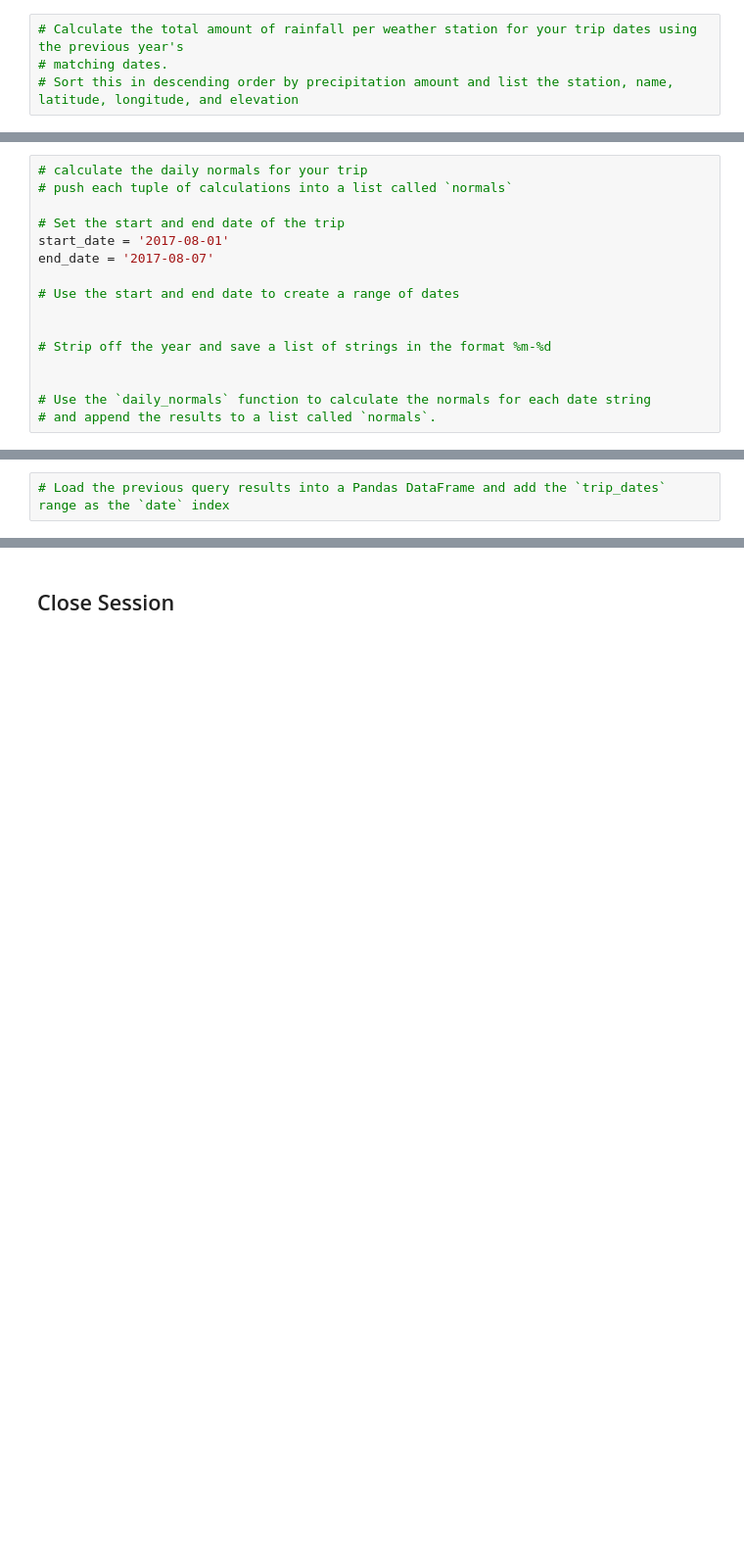
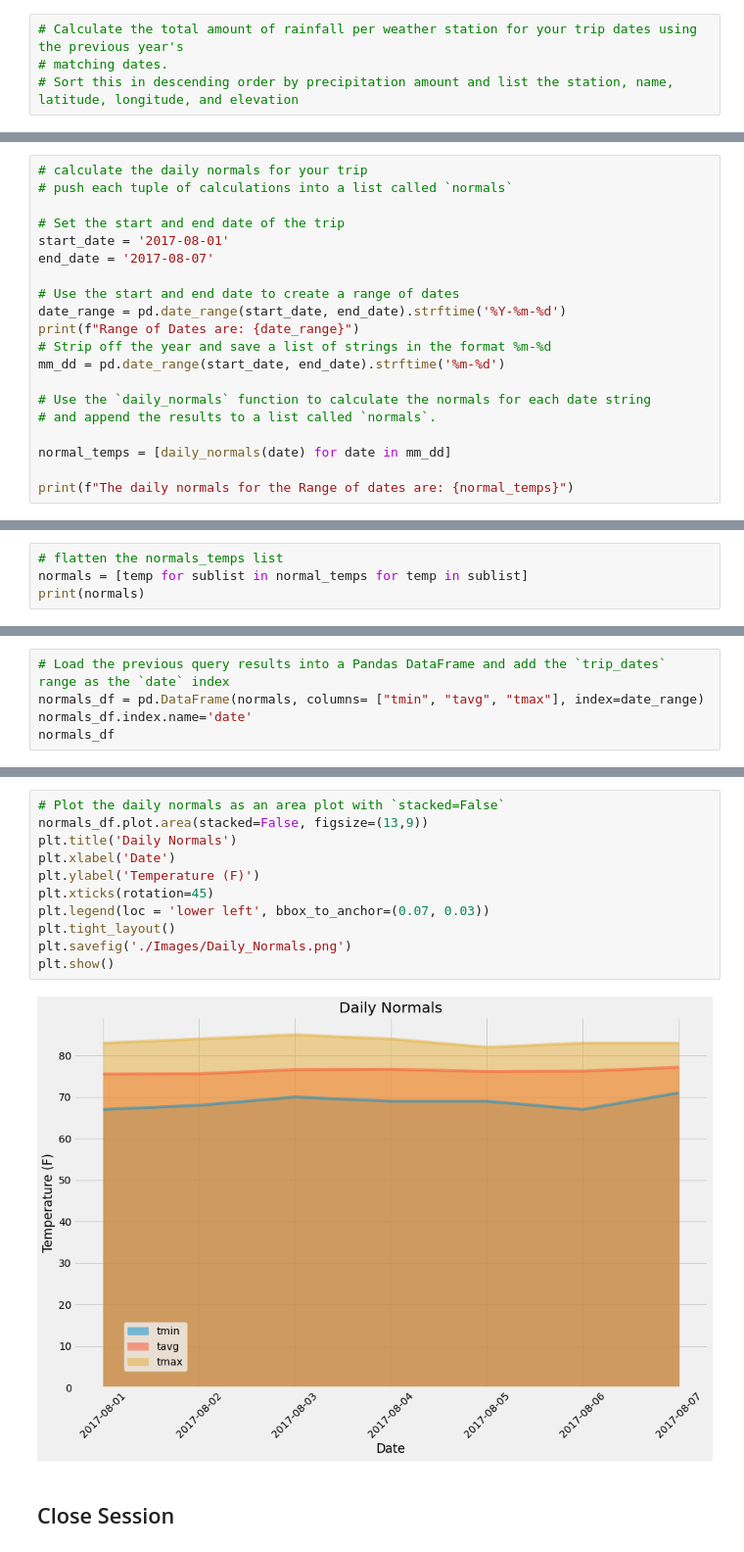
Before and after one commit to mtamrakar656/sqlalchemy-challenge, a Jupyter notebook: temp_analysis_bonus_2.ipynb, the cells around one changed output, grey strips where cells are left out. Shown at 98% size. Cells and saved outputs as stored; diff of their text form; blank space fills up the shorter version.

```diff
--- a/temp_analysis_bonus_2.ipynb
+++ b/temp_analysis_bonus_2.ipynb
@@ -142,10 +146,14 @@ start_date = '2017-08-01'
 end_date = '2017-08-07'
 
 # Use the start and end date to create a range of dates
-
-
+date_range = pd.date_range(start_date, end_date).strftime('%Y-%m-%d')
+print(f"Range of Dates are: {date_range}")
 # Strip off the year and save a list of strings in the format %m-%d
-
+mm_dd = pd.date_range(start_date, end_date).strftime('%m-%d')
 
 # Use the `daily_normals` function to calculate the normals for each date string
 # and append the results to a list called `normals`.
+
+normal_temps = [daily_normals(date) for date in mm_dd]
+
+print(f"The daily normals for the Range of dates are: {normal_temps}")
@@ -151,0 +165,4 @@ end_date = '2017-08-07'
+# %%
+# flatten the normals_temps list
+normals = [temp for sublist in normal_temps for temp in sublist]
+print(normals)
@@ -152,2 +171,5 @@ end_date = '2017-08-07'
 # %%
 # Load the previous query results into a Pandas DataFrame and add the `trip_dates` range as the `date` index
+normals_df = pd.DataFrame(normals, columns= ["tmin", "tavg", "tmax"], index=date_range)
+normals_df.index.name='date'
+normals_df
@@ -156,2 +186,15 @@ end_date = '2017-08-07'
+# %%
+# Plot the daily normals as an area plot with `stacked=False`
+normals_df.plot.area(stacked=False, figsize=(13,9))
+plt.title('Daily Normals')
+plt.xlabel('Date')
+plt.ylabel('Temperature (F)')
+plt.xticks(rotation=45)
+plt.legend(loc = 'lower left', bbox_to_anchor=(0.07, 0.03))
+plt.tight_layout()
+plt.savefig('./Images/Daily_Normals.png')
+plt.show()
+# %% [output]
+[figure, added]
 # %% [markdown]
 ## Close Session
```
Also changed, not shown: parts of 9 cells of this notebook, 2 other files.
